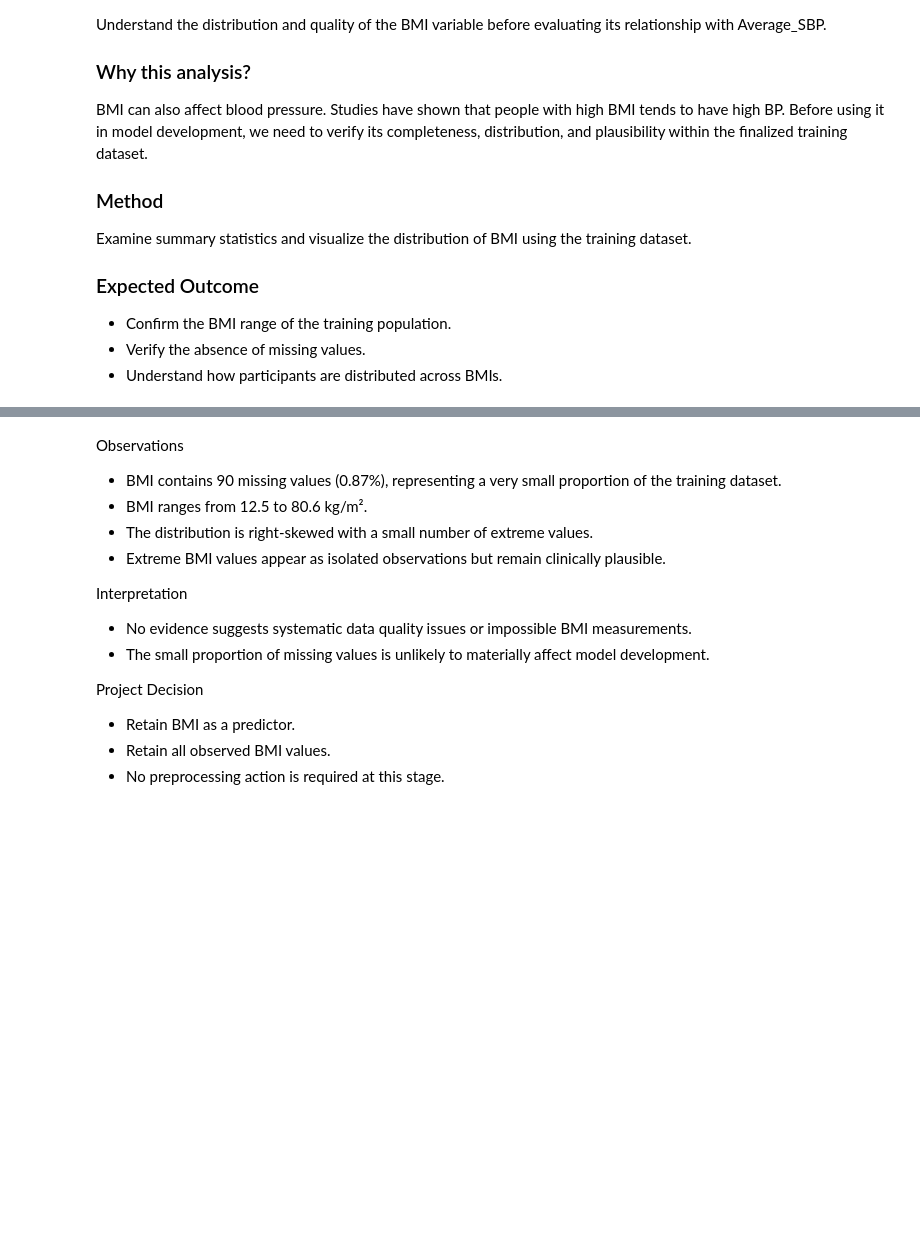
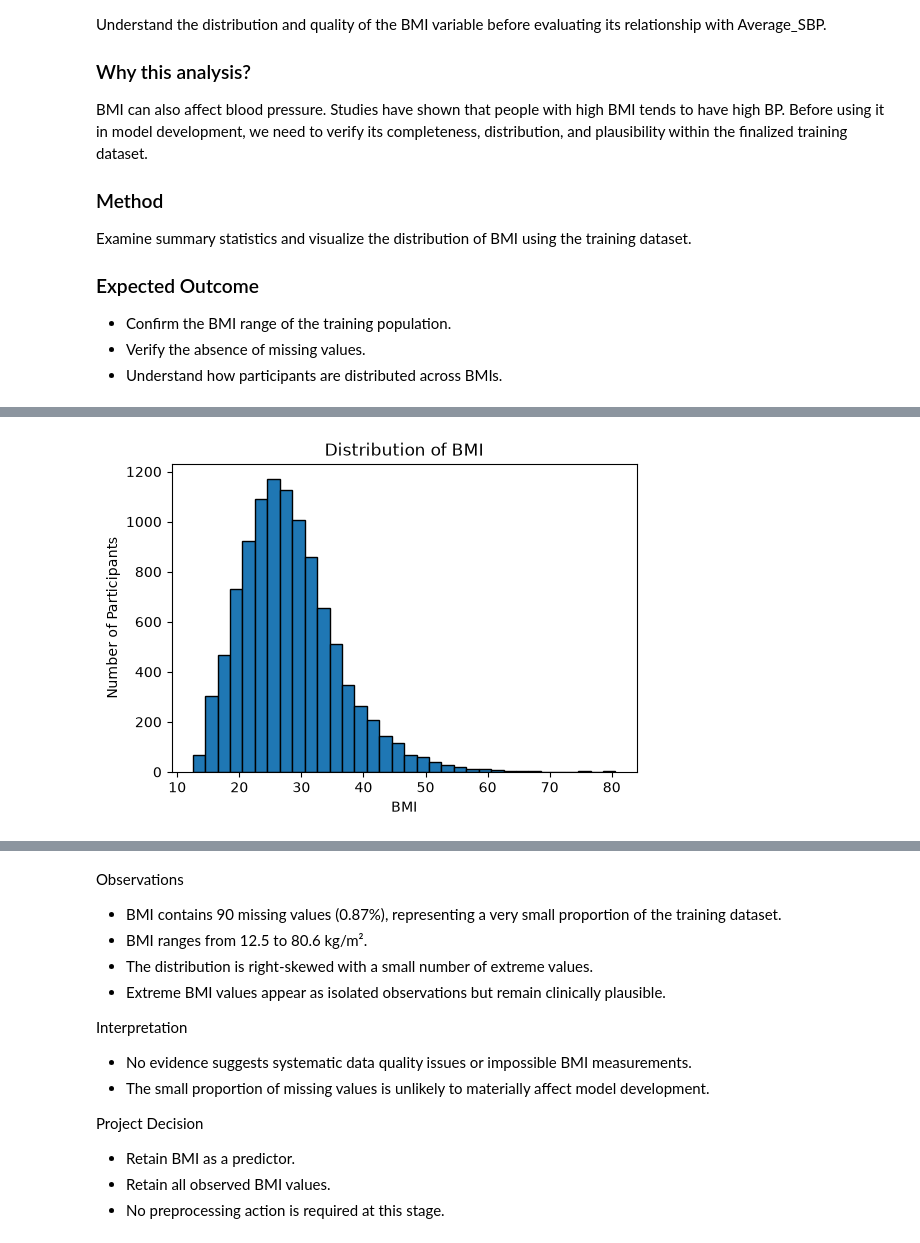
Before and after one commit to kmnguyen37/Intelligent-Blood-Presure-Risk-Assessment, a Jupyter notebook: notebook/01-project-notebook.ipynb, the cells around one changed output, grey strips where cells are left out. Cells and saved outputs as stored; diff of their text form; code cells hidden in the pictures; blank space fills up the shorter version.

```diff
--- a/notebook/01-project-notebook.ipynb
+++ b/notebook/01-project-notebook.ipynb
@@ -587,12 +835,14 @@ model_training_df["BMXBMI"].isna().sum()
 # %%
 # 3. Histogram of BMI Distribution
 
-plt.figure(figsize=(10, 6))
+plt.figure(figsize=(6, 4))
 plt.hist(model_training_df["BMXBMI"], bins=34, edgecolor="black")
 plt.title("Distribution of BMI")
 plt.xlabel("BMI")
 plt.ylabel("Number of Participants")
 plt.show()
+# %% [output]
+[figure, added]
 # %%
 bmi_counts = (
     model_training_df["BMXBMI"]
```
Also changed, not shown: parts of 143 cells of this notebook, 6 other files.
